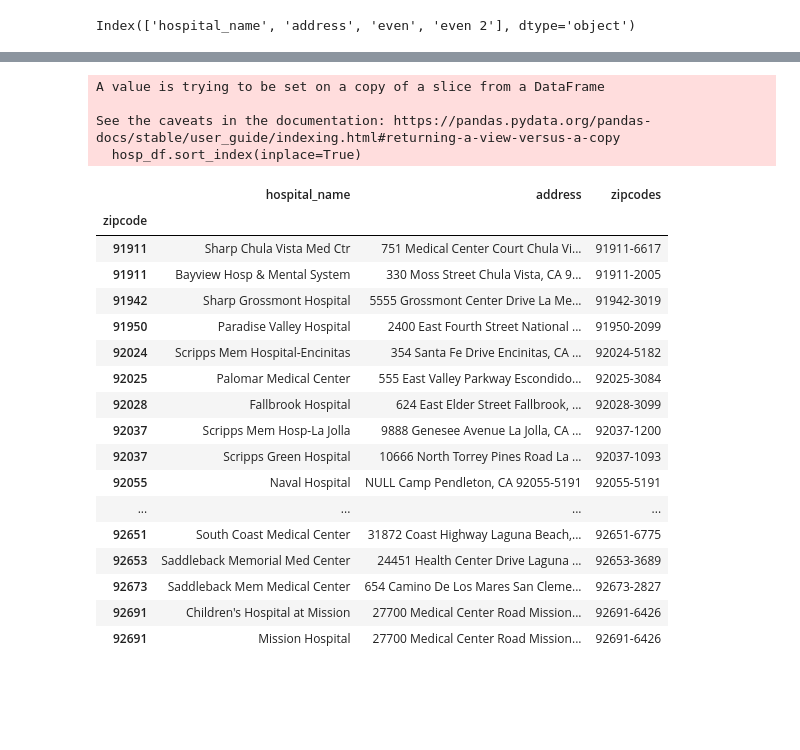
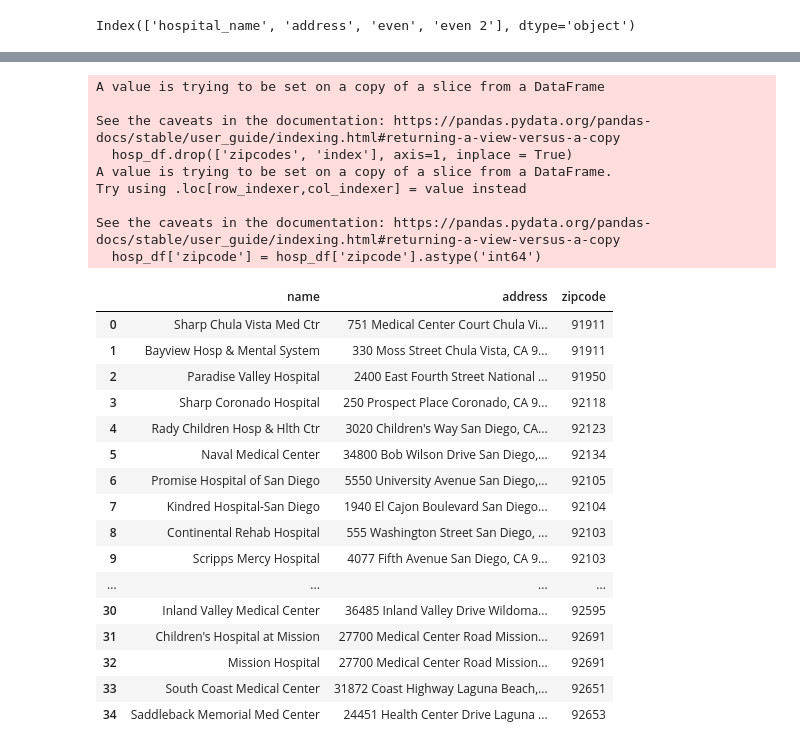
Before and after one commit to tsmtruong/final-project, a Jupyter notebook: Clean_Hospitals.ipynb, the cells around one changed output, grey strips where cells are left out. Cells and saved outputs as stored; diff of their text form; code cells hidden in the pictures; blank space fills up the shorter version.

```diff
--- a/Clean_Hospitals.ipynb
+++ b/Clean_Hospitals.ipynb
@@ -46,6 +52,6 @@ clean_df.head()
 # %%
 # dropping duplicates
 hosp_df = clean_df.drop_duplicates(subset=['hospital_name'])
-
-hosp_df.head()
+hosp_df.rename(columns = {'hospital_name':"name"}, inplace = True)
+hosp_df
 # %% [output]
@@ -127,27 +180,32 @@ See the caveats in the documentation: https://pandas.pydata.org/pandas-docs/stab
 # %%
-hosp_df.set_index('zipcode',inplace=True)
-hosp_df.sort_index(inplace=True)
+hosp_df.reset_index(inplace=True)
+hosp_df.drop(['zipcodes', 'index'], axis=1, inplace = True)
+hosp_df['zipcode'] = hosp_df['zipcode'].astype('int64')
 hosp_df
 # %% [output]
 A value is trying to be set on a copy of a slice from a DataFrame
 
 See the caveats in the documentation: https://pandas.pydata.org/pandas-docs/stable/user_guide/indexing.html#returning-a-view-versus-a-copy
-  hosp_df.sort_index(inplace=True)
+  hosp_df.drop(['zipcodes', 'index'], axis=1, inplace = True)
+A value is trying to be set on a copy of a slice from a DataFrame.
+Try using .loc[row_indexer,col_indexer] = value instead
+
+See the caveats in the documentation: https://pandas.pydata.org/pandas-docs/stable/user_guide/indexing.html#returning-a-view-versus-a-copy
+  hosp_df['zipcode'] = hosp_df['zipcode'].astype('int64')
-|  | hospital_name | address | zipcodes |
-| zipcode |  |  |  |
-| 91911 | Sharp Chula Vista Med Ctr | 751 Medical Center Court Chula Vi... | 91911-6617 |
-| 91911 | Bayview Hosp & Mental System | 330 Moss Street Chula Vista, CA 9... | 91911-2005 |
-| 91942 | Sharp Grossmont Hospital | 5555 Grossmont Center Drive La Me... | 91942-3019 |
-| 91950 | Paradise Valley Hospital | 2400 East Fourth Street National ... | 91950-2099 |
-| 92024 | Scripps Mem Hospital-Encinitas | 354 Santa Fe Drive Encinitas, CA ... | 92024-5182 |
-| 92025 | Palomar Medical Center | 555 East Valley Parkway Escondido... | 92025-3084 |
-| 92028 | Fallbrook Hospital | 624 East Elder Street Fallbrook, ... | 92028-3099 |
-| 92037 | Scripps Mem Hosp-La Jolla | 9888 Genesee Avenue La Jolla, CA ... | 92037-1200 |
-| 92037 | Scripps Green Hospital | 10666 North Torrey Pines Road La ... | 92037-1093 |
-| 92055 | Naval Hospital | NULL Camp Pendleton, CA 92055-5191 | 92055-5191 |
+|  | name | address | zipcode |
+| 0 | Sharp Chula Vista Med Ctr | 751 Medical Center Court Chula Vi... | 91911 |
+| 1 | Bayview Hosp & Mental System | 330 Moss Street Chula Vista, CA 9... | 91911 |
+| 2 | Paradise Valley Hospital | 2400 East Fourth Street National ... | 91950 |
+| 3 | Sharp Coronado Hospital | 250 Prospect Place Coronado, CA 9... | 92118 |
+| 4 | Rady Children Hosp & Hlth Ctr | 3020 Children's Way San Diego, CA... | 92123 |
+| 5 | Naval Medical Center | 34800 Bob Wilson Drive San Diego,... | 92134 |
+| 6 | Promise Hospital of San Diego | 5550 University Avenue San Diego,... | 92105 |
+| 7 | Kindred Hospital-San Diego | 1940 El Cajon Boulevard San Diego... | 92104 |
+| 8 | Continental Rehab Hospital | 555 Washington Street San Diego, ... | 92103 |
+| 9 | Scripps Mercy Hospital | 4077 Fifth Avenue San Diego, CA 9... | 92103 |
 | ... | ... | ... | ... |
-| 92651 | South Coast Medical Center | 31872 Coast Highway Laguna Beach,... | 92651-6775 |
-| 92653 | Saddleback Memorial Med Center | 24451 Health Center Drive Laguna ... | 92653-3689 |
-| 92673 | Saddleback Mem Medical Center | 654 Camino De Los Mares San Cleme... | 92673-2827 |
-| 92691 | Children's Hospital at Mission | 27700 Medical Center Road Mission... | 92691-6426 |
-| 92691 | Mission Hospital | 27700 Medical Center Road Mission... | 92691-6426 |
+| 30 | Inland Valley Medical Center | 36485 Inland Valley Drive Wildoma... | 92595 |
+| 31 | Children's Hospital at Mission | 27700 Medical Center Road Mission... | 92691 |
+| 32 | Mission Hospital | 27700 Medical Center Road Mission... | 92691 |
+| 33 | South Coast Medical Center | 31872 Coast Highway Laguna Beach,... | 92651 |
+| 34 | Saddleback Memorial Med Center | 24451 Health Center Drive Laguna ... | 92653 |
```
Also changed, not shown: parts of 13 cells of this notebook.
